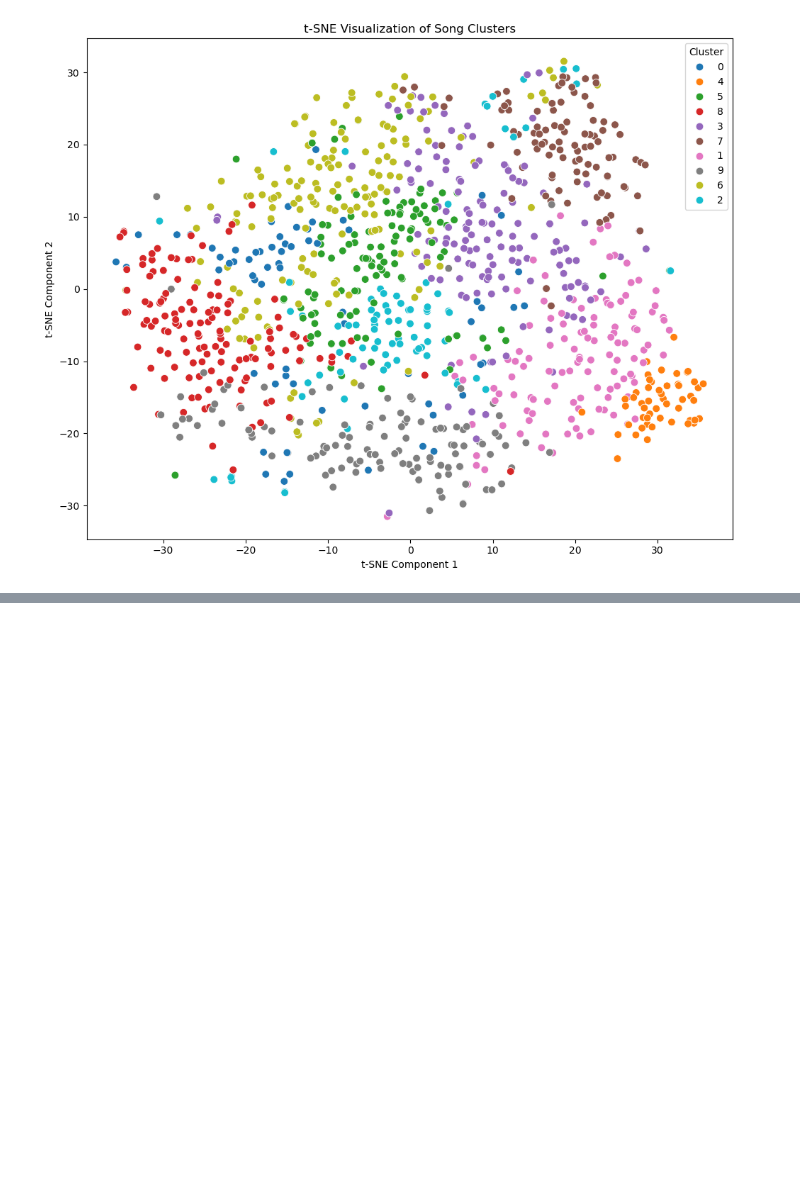
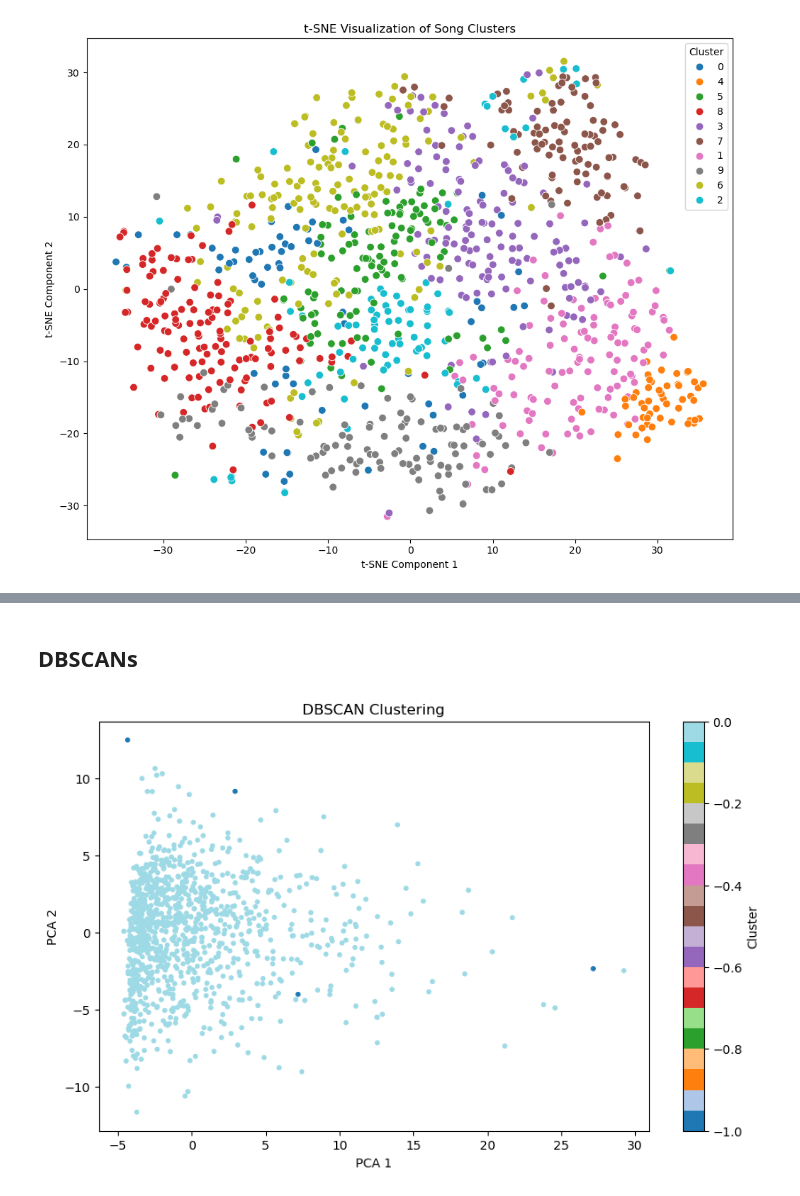
Before and after one commit to ShubhPundir/Music-Recommendation-Engine, a Jupyter notebook: recommendation/Clustering.ipynb, the cells around one changed output, grey strips where cells are left out. Cells and saved outputs as stored; diff of their text form; code cells hidden in the pictures; blank space fills up the shorter version.

```diff
--- a/recommendation/Clustering.ipynb
+++ b/recommendation/Clustering.ipynb
@@ -226,0 +291,24 @@ plt.show()
+# %% [markdown]
+## DBSCANs
+# %%
+from sklearn.cluster import DBSCAN
+
+# DBSCAN is sensitive to eps; tune as needed
+dbscan = DBSCAN(eps=15, min_samples=2)
+df_clean['dbscan_cluster'] = dbscan.fit_predict(X_scaled)
+# %%
+import matplotlib.pyplot as plt
+from sklearn.decomposition import PCA
+
+pca = PCA(n_components=2)
+reduced = pca.fit_transform(X_scaled)
+
+plt.figure(figsize=(10, 6))
+plt.scatter(reduced[:, 0], reduced[:, 1], c=df_clean['dbscan_cluster'], cmap='tab20', s=10)
+plt.title("DBSCAN Clustering")
+plt.xlabel("PCA 1")
+plt.ylabel("PCA 2")
+plt.colorbar(label="Cluster")
+plt.show()
+# %% [output]
+[figure, added]
```
Also changed, not shown: parts of 23 cells of this notebook, 1 other file.
